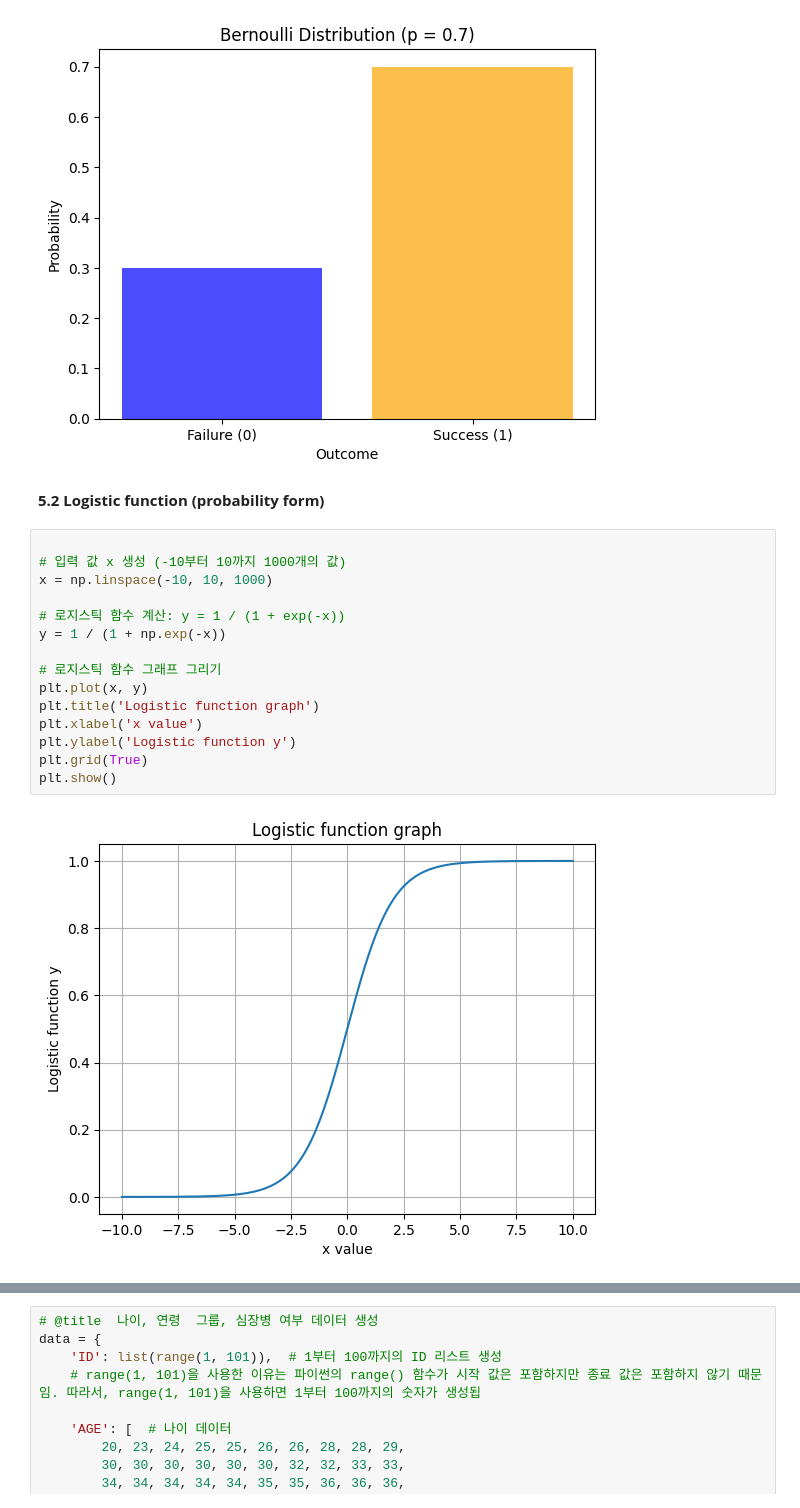
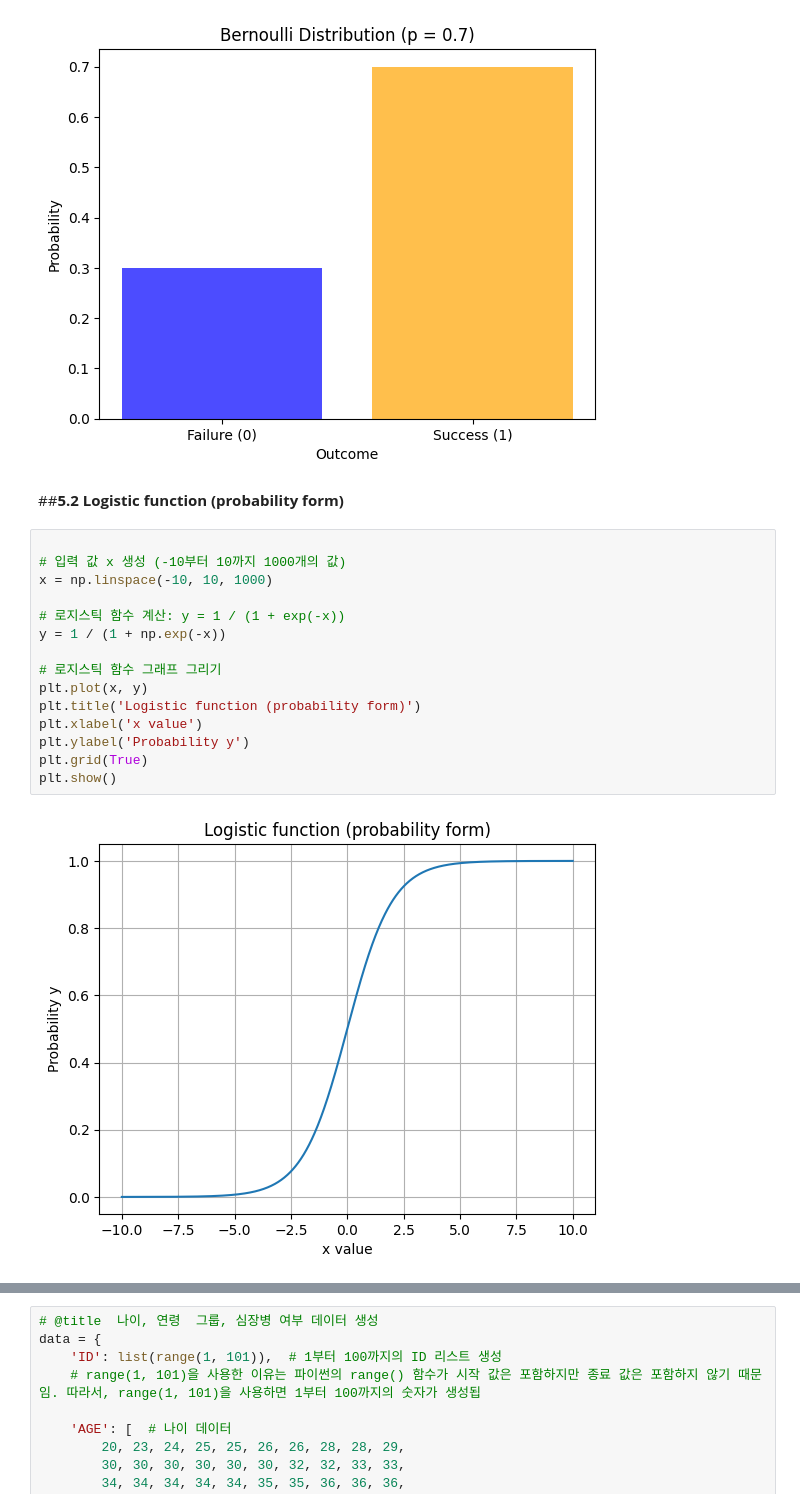
Before and after one commit to deep1003/deep1003, a Jupyter notebook: Week_06_Statistical_Analysis_1011_01.ipynb, the cells around one changed output, grey strips where cells are left out. Cells and saved outputs as stored; diff of their text form.

```diff
--- a/Week_06_Statistical_Analysis_1011_01.ipynb
+++ b/Week_06_Statistical_Analysis_1011_01.ipynb
@@ -299,21 +293,21 @@ plt.show()
 # %% [output]
 [figure]
 # %% [markdown]
-**5.2 Logistic function (probability form)**
+##**5.2 Logistic function (probability form)**
 # %%
 
 # 입력 값 x 생성 (-10부터 10까지 1000개의 값)
 x = np.linspace(-10, 10, 1000)
 
 # 로지스틱 함수 계산: y = 1 / (1 + exp(-x))
 y = 1 / (1 + np.exp(-x))
 
 # 로지스틱 함수 그래프 그리기
 plt.plot(x, y)
-plt.title('Logistic function graph')
+plt.title('Logistic function (probability form)')
 plt.xlabel('x value')
-plt.ylabel('Logistic function y')
+plt.ylabel('Probability y')
 plt.grid(True)
 plt.show()
 # %% [output]
-[figure, old version]
+[figure, new version]
```
Also changed, not shown: parts of 15 cells of this notebook.
